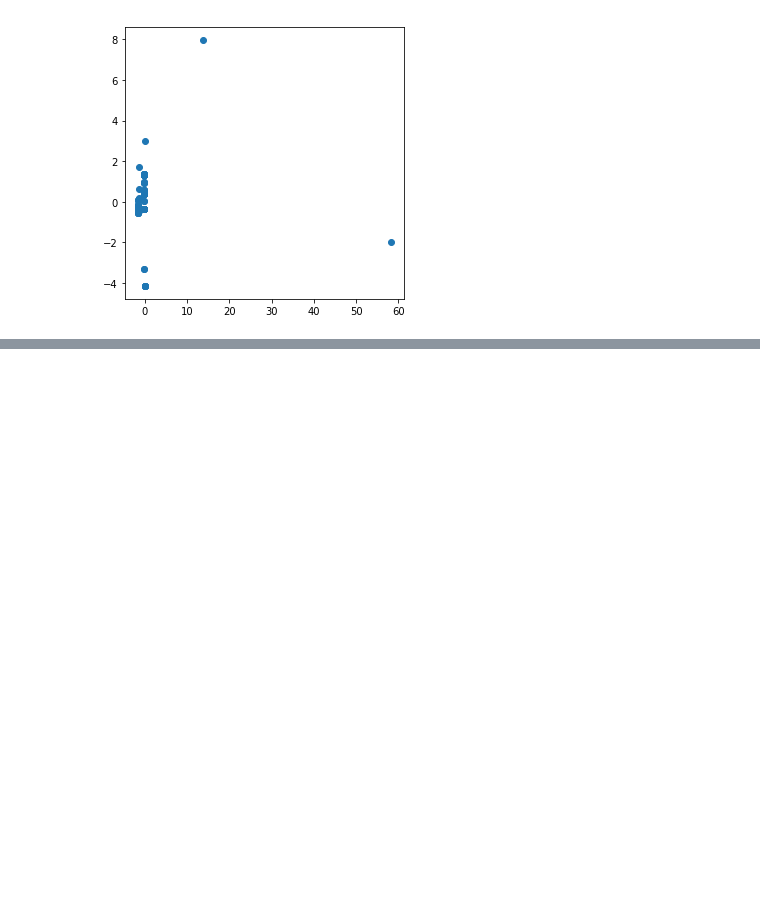
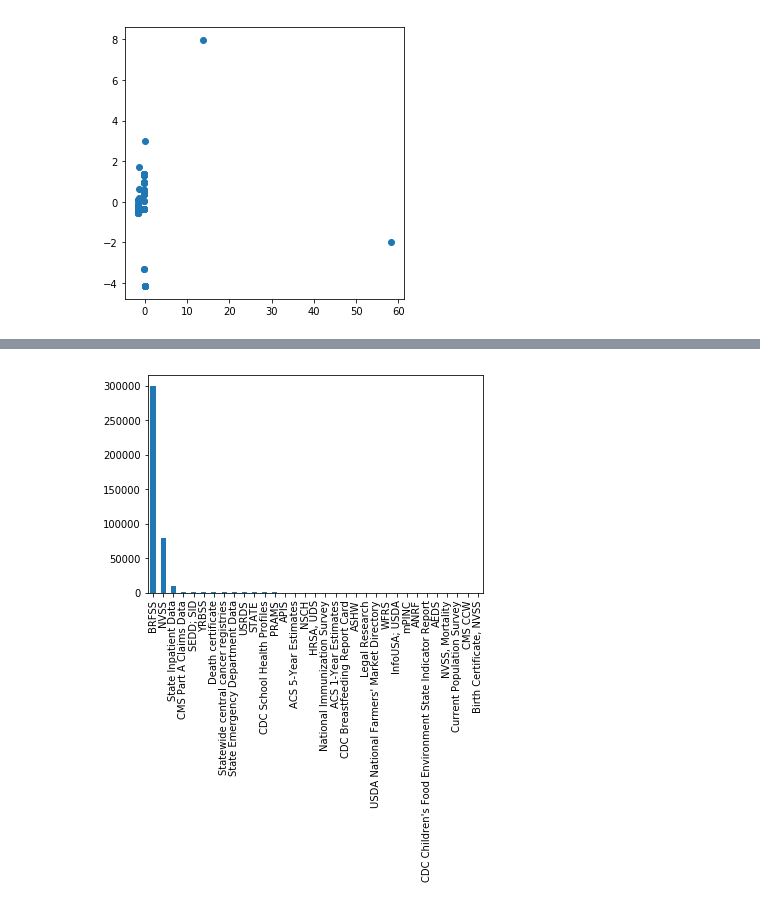
Before and after one commit to dadayadav/Data-visualization, a Jupyter notebook: Untitled.ipynb, the cells around one changed output, grey strips where cells are left out. Saved outputs shown, nothing was run; the diff lists cells and outputs as text; code cells hidden in the pictures; blank space fills up the shorter version.

```diff
--- a/Untitled.ipynb
+++ b/Untitled.ipynb
@@ -449,0 +503,5 @@ plt.show()
+# %%
+data['DataSource'].value_counts().plot(kind='bar')
+plt.show()
+# %% [output]
+[figure, added]
```
Also changed, not shown: parts of 17 cells of this notebook.
